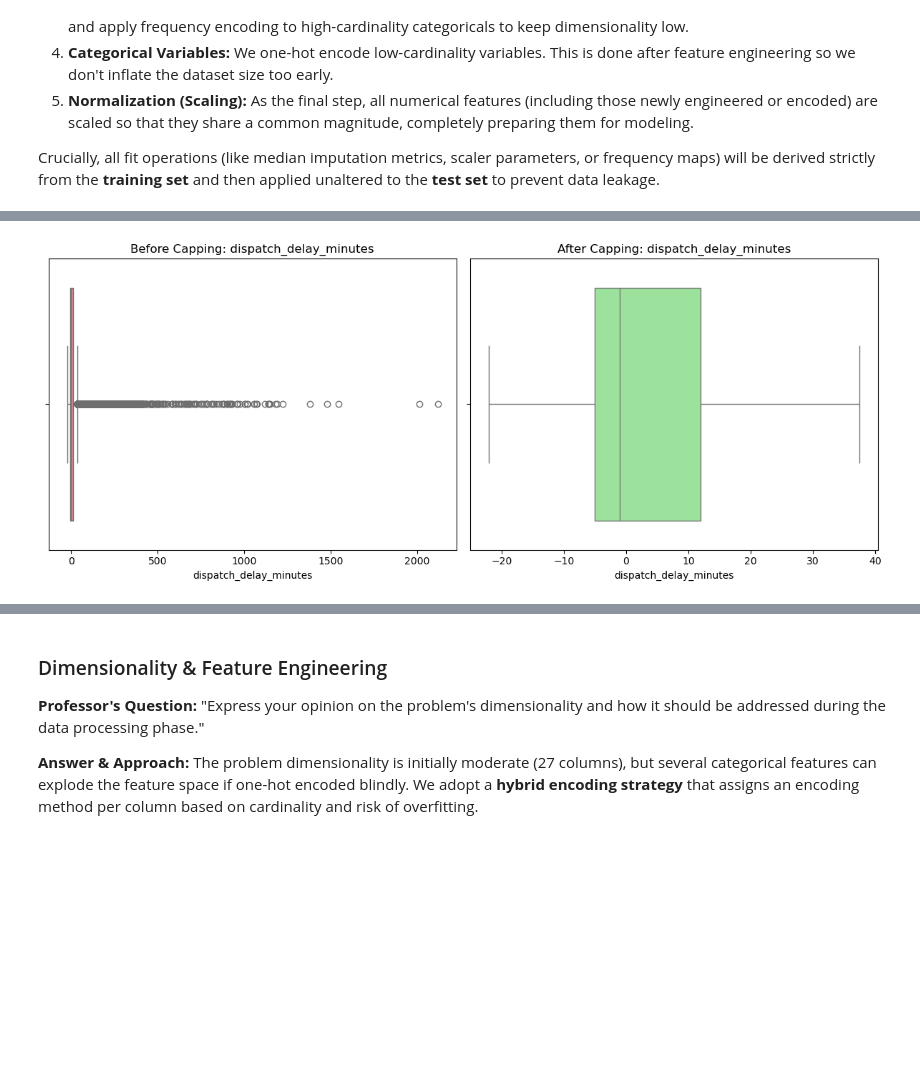
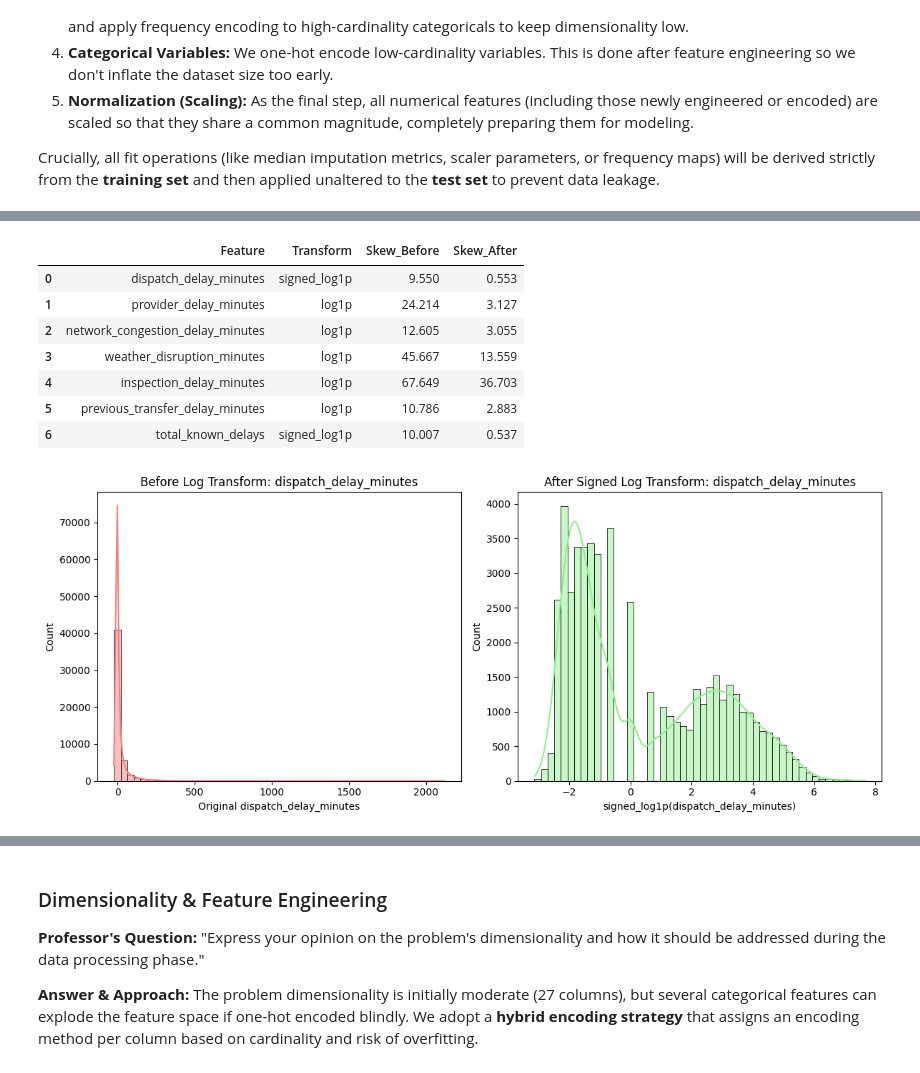
Before and after one commit to InbarKedem/final-project-intro-to-ml, a Jupyter notebook: task.ipynb, the cells around one changed output, grey strips where cells are left out. Drawn from its saved outputs; the diff is of its cells as text; code cells hidden in the pictures; blank space fills up the shorter version.

```diff
--- a/task.ipynb
+++ b/task.ipynb
@@ -1179,32 +1266,73 @@ Instead of deleting rows with outliers, an approach which is dangerous because w
 # %%
 
-# We will apply Winsorization (IQR capping) to heavily skewed continuous columns based on the training data.
-cols_to_cap = [col for col in num_cols if 'delay' in col or col in ['internal_metric_a', 'internal_metric_b', 'internal_operational_score']]
+# Apply log transformations to heavily right-skewed delay/disruption features.
+# This preserves severe-delay ordering while reducing the influence of long tails.
+delay_cols = [
+    'dispatch_delay_minutes', 'provider_delay_minutes', 'network_congestion_delay_minutes',
+    'weather_disruption_minutes', 'inspection_delay_minutes', 'previous_transfer_delay_minutes'
+]
+delay_cols = [col for col in delay_cols if col in train_clean.columns]
 
-capping_thresholds = {}
+# Build the aggregate delay feature before transforming the component columns.
+if 'total_known_delays' not in train_clean.columns:
+    train_clean['total_known_delays'] = train_clean[delay_cols].sum(axis=1)
+    test_clean['total_known_delays'] = test_clean[delay_cols].sum(axis=1)
 
-for col in cols_to_cap:
-    Q1 = train_clean[col].quantile(0.25)
-    Q3 = train_clean[col].quantile(0.75)
-    IQR = Q3 - Q1
-    # We only cap upper bound since lower bound for delays is generally 0
-    upper_bound = Q3 + 1.5 * IQR
-    capping_thresholds[col] = upper_bound
+candidate_log_cols = delay_cols + ['total_known_delays']
+skew_threshold = 1.0
+log_transform_cols = [
+    col for col in candidate_log_cols
+    if col in train_clean.columns and abs(train_clean[col].skew()) >= skew_threshold
+]
 
-    # Apply capping to train and test
-    train_clean[col] = np.where(train_clean[col] > upper_bound, upper_bound, train_clean[col])
-    test_clean[col] = np.where(test_clean[col] > upper_bound, upper_bound, test_clean[col])
+def signed_log1p(series):
+    return np.sign(series) * np.log1p(np.abs(series))
 
-# Visualize the effect of handling outliers for a key feature
+log_transform_summary = []
+
+for col in log_transform_cols:
+    before_skew = train_clean[col].skew()
+    has_negative_values = train_clean[col].min() < 0
+
+    if has_negative_values:
+        train_clean[col] = signed_log1p(train_clean[col])
+        test_clean[col] = signed_log1p(test_clean[col])
+        transform_used = 'signed_log1p'
+    else:
+        train_clean[col] = np.log1p(train_clean[col].clip(lower=0))
+        test_clean[col] = np.log1p(test_clean[col].clip(lower=0))
+        transform_used = 'log1p'
+
+    log_transform_summary.append({
+        'Feature': col,
+        'Transform': transform_used,
+        'Skew_Before': round(before_skew, 3),
+        'Skew_After': round(train_clean[col].skew(), 3)
+    })
+
+log_transform_summary = pd.DataFrame(log_transform_summary)
+display(log_transform_summary)
+
+# Visualize the effect for a representative delay feature
 fig, axes = plt.subplots(1, 2, figsize=(12, 5))
-sns.boxplot(x=train_df['dispatch_delay_minutes'], ax=axes[0], color='lightcoral')
-axes[0].set_title('Before Capping: dispatch_delay_minutes')
+sns.histplot(train_df['dispatch_delay_minutes'].dropna(), bins=50, kde=True, ax=axes[0], color='lightcoral', edgecolor='black')
+axes[0].set_title('Before Log Transform: dispatch_delay_minutes')
+axes[0].set_xlabel('Original dispatch_delay_minutes')
 
-sns.boxplot(x=train_clean['dispatch_delay_minutes'], ax=axes[1], color='lightgreen')
-axes[1].set_title('After Capping: dispatch_delay_minutes')
+sns.histplot(train_clean['dispatch_delay_minutes'], bins=50, kde=True, ax=axes[1], color='lightgreen', edgecolor='black')
+axes[1].set_title('After Signed Log Transform: dispatch_delay_minutes')
+axes[1].set_xlabel('signed_log1p(dispatch_delay_minutes)')
 
 plt.tight_layout()
 plt.show()
 # %% [output]
+|  | Feature | Transform | Skew_Before | Skew_After |
+| 0 | dispatch_delay_minutes | signed_log1p | 9.550 | 0.553 |
+| 1 | provider_delay_minutes | log1p | 24.214 | 3.127 |
+| 2 | network_congestion_delay_minutes | log1p | 12.605 | 3.055 |
+| 3 | weather_disruption_minutes | log1p | 45.667 | 13.559 |
+| 4 | inspection_delay_minutes | log1p | 67.649 | 36.703 |
+| 5 | previous_transfer_delay_minutes | log1p | 10.786 | 2.883 |
+| 6 | total_known_delays | signed_log1p | 10.007 | 0.537 |
-[figure, old version]
+[figure, new version]
 # %% [markdown]
```
Also changed, not shown: parts of 14 cells of this notebook.
